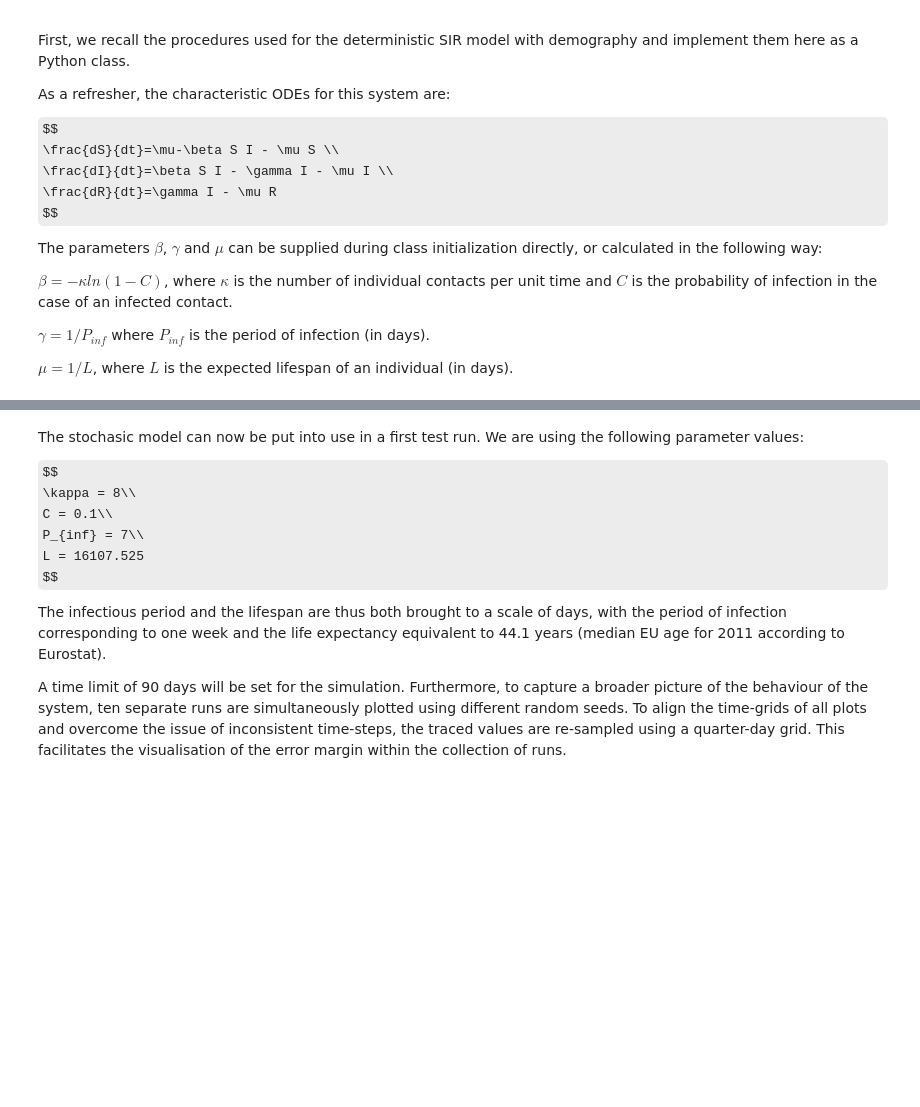
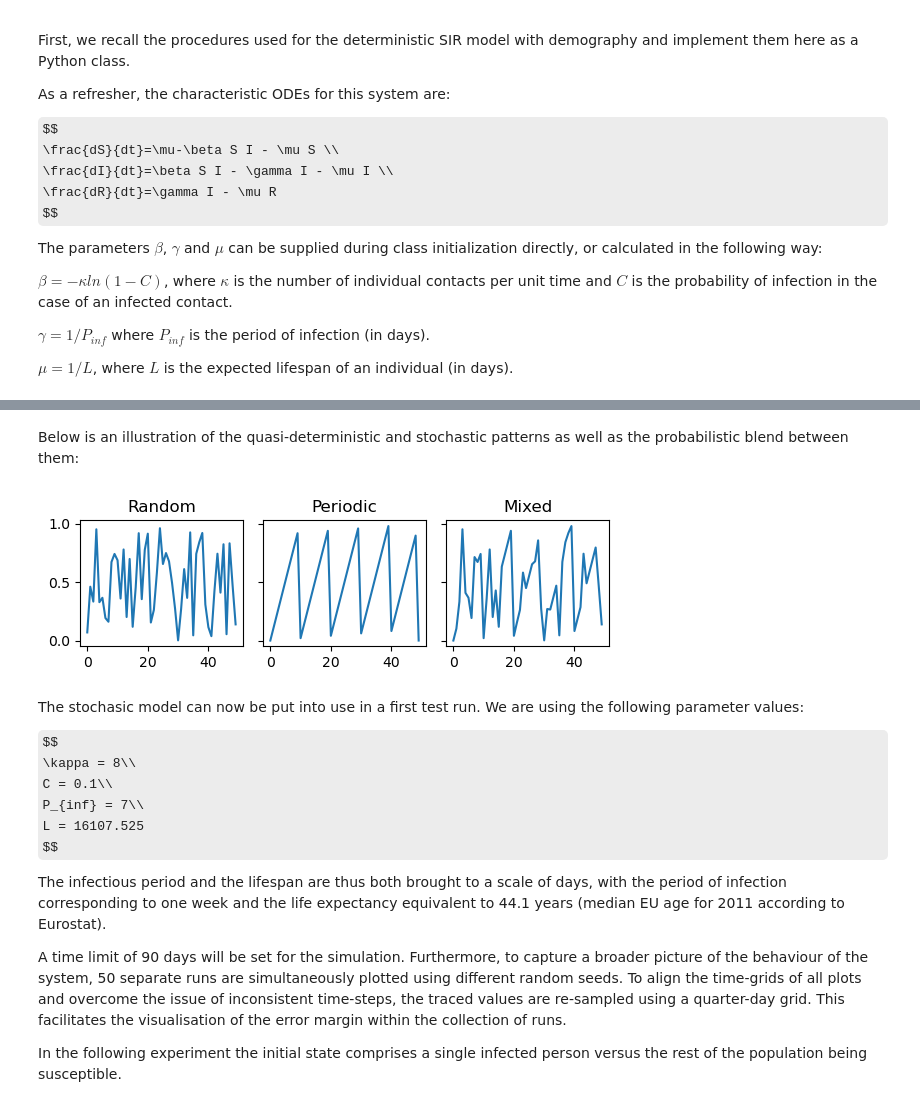
Before and after one commit to mboyan/intro-to-computational-science, a Jupyter notebook: Assignments/Assignment 2/Daliparthi_15073815_Mihaylov_15067602_assignment2.ipynb, the cells around one changed output, grey strips where cells are left out. Cells and saved outputs as stored; diff of their text form; code cells hidden in the pictures; some formulas as TeX source; blank space fills up the shorter version.

Commit message:
Refined noise control
Added plot for illustration of the principle. Studies of different initial states and noise level settings.

```diff
--- a/Assignments/Assignment 2/Daliparthi_15073815_Mihaylov_15067602_assignment2.ipynb
+++ b/Assignments/Assignment 2/Daliparthi_15073815_Mihaylov_15067602_assignment2.ipynb
@@ -305,6 +303,31 @@ class InfectionModelStochastic:
             iter_ct += 1
 
         return time_track, X_track, Y_track, Z_track
+# %% [markdown]
+Below is an illustration of the quasi-deterministic and stochastic patterns as well as the probabilistic blend between them:
+# %%
+x_random = np.random.uniform(0, 1, 50)
+x_periodic = (np.linspace(0, 5, 50))%1.0
+x_mix = np.empty(shape=x_random.shape)
+
+for i in range(x_random.shape[0]):
+    if np.random.uniform(0,1) > 0.5:
+        x_mix[i] = x_random[i]
+    else:
+        x_mix[i] = x_periodic[i]
+
+fig, axs = plt.subplots(1, 3, sharex=True, sharey=True)
+axs[0].plot(x_random)
+axs[1].plot(x_periodic)
+axs[2].plot(x_mix)
+axs[0].set_title('Random')
+axs[1].set_title('Periodic')
+axs[2].set_title('Mixed')
+fig.set_size_inches(6,2)
+fig.tight_layout()
+plt.show()
+# %% [output]
+[figure, added]
 # %% [markdown]
 The stochasic model can now be put into use in a first test run. We are using the following parameter values:
 
@@ -317,5 +340,7 @@ $$
 
 The infectious period and the lifespan are thus both brought to a scale of days, with the period of infection corresponding to one week and the life expectancy equivalent to 44.1 years (median EU age for 2011 according to Eurostat).
 
-A time limit of 90 days will be set for the simulation. Furthermore, to capture a broader picture of the behaviour of the system, ten separate runs are simultaneously plotted using different random seeds. To align the time-grids of all plots and overcome the issue of inconsistent time-steps, the traced values are re-sampled using a quarter-day grid. This facilitates the visualisation of the error margin within the collection of runs.
+A time limit of 90 days will be set for the simulation. Furthermore, to capture a broader picture of the behaviour of the system, 50 separate runs are simultaneously plotted using different random seeds. To align the time-grids of all plots and overcome the issue of inconsistent time-steps, the traced values are re-sampled using a quarter-day grid. This facilitates the visualisation of the error margin within the collection of runs.
+
+In the following experiment the initial state comprises a single infected person versus the rest of the population being susceptible.
 # %%
```
Also changed, not shown: parts of 11 cells of this notebook.
